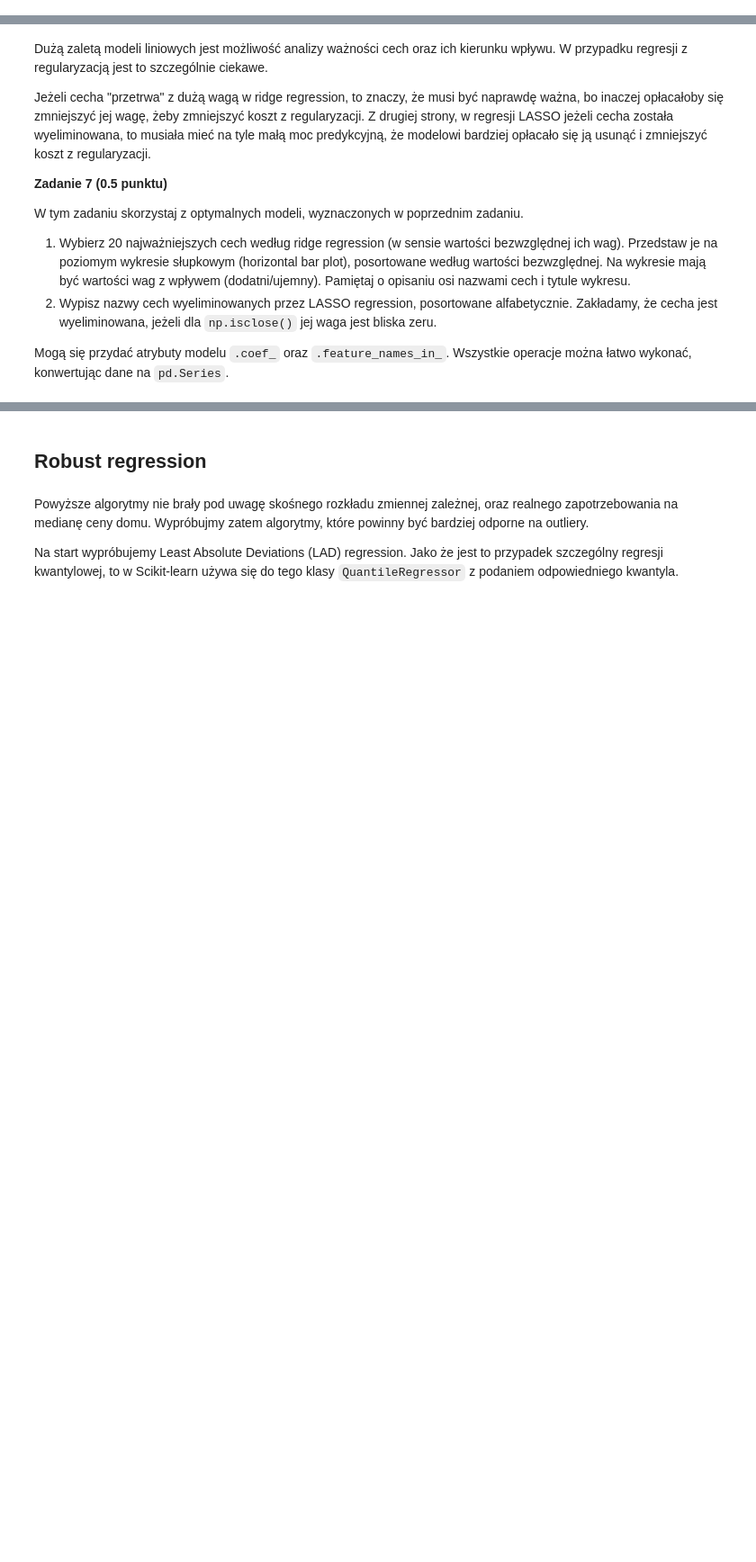
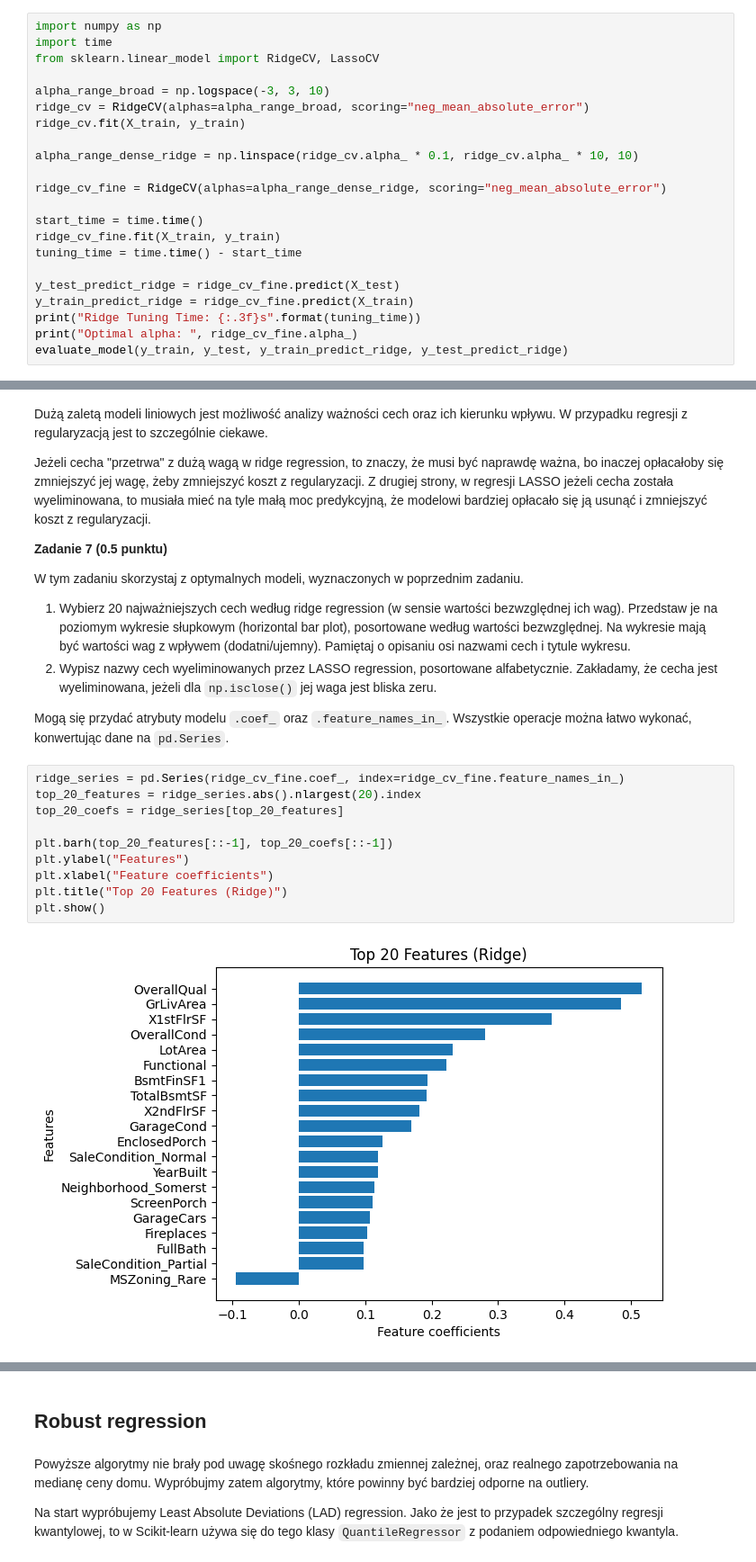
Before and after one commit to Wenszel/agh-machine-learning, a Jupyter notebook: lab1/notebook.ipynb, the cells around one changed output, grey strips where cells are left out. Shown: that part at 90% size. Drawn from its saved outputs; the diff is of its cells as text; blank space fills up the shorter version.

```diff
--- a/lab1/notebook.ipynb
+++ b/lab1/notebook.ipynb
@@ -565,3 +583,25 @@ Wytrenuj modele z regularyzacją L2 (ridge) oraz L1 (LASSO). Dobierz siłę regu
 Wypisz optymalne hiperparametry dla obu modeli, oraz ich metryki jakości.
 
 Przydadzą się `np.linspace()`, `RidgeCV` oraz `LassoCV`.
+# %%
+import numpy as np
+import time
+from sklearn.linear_model import RidgeCV, LassoCV
+
+alpha_range_broad = np.logspace(-3, 3, 10)
+ridge_cv = RidgeCV(alphas=alpha_range_broad, scoring="neg_mean_absolute_error")
+ridge_cv.fit(X_train, y_train)
+
+alpha_range_dense_ridge = np.linspace(ridge_cv.alpha_ * 0.1, ridge_cv.alpha_ * 10, 10)
+
+ridge_cv_fine = RidgeCV(alphas=alpha_range_dense_ridge, scoring="neg_mean_absolute_error")
+
+start_time = time.time()
+ridge_cv_fine.fit(X_train, y_train)
+tuning_time = time.time() - start_time
+
+y_test_predict_ridge = ridge_cv_fine.predict(X_test)
+y_train_predict_ridge = ridge_cv_fine.predict(X_train)
+print("Ridge Tuning Time: {:.3f}s".format(tuning_time))
+print("Optimal alpha: ", ridge_cv_fine.alpha_)
+evaluate_model(y_train, y_test, y_train_predict_ridge, y_test_predict_ridge)
@@ -578,3 +645,15 @@ W tym zadaniu skorzystaj z optymalnych modeli, wyznaczonych w poprzednim zadaniu
 2. Wypisz nazwy cech wyeliminowanych przez LASSO regression, posortowane alfabetycznie. Zakładamy, że cecha jest wyeliminowana, jeżeli dla `np.isclose()` jej waga jest bliska zeru.
 
 Mogą się przydać atrybuty modelu `.coef_` oraz `.feature_names_in_`. Wszystkie operacje można łatwo wykonać, konwertując dane na `pd.Series`.
+# %%
+ridge_series = pd.Series(ridge_cv_fine.coef_, index=ridge_cv_fine.feature_names_in_)
+top_20_features = ridge_series.abs().nlargest(20).index
+top_20_coefs = ridge_series[top_20_features]
+
+plt.barh(top_20_features[::-1], top_20_coefs[::-1])
+plt.ylabel("Features")
+plt.xlabel("Feature coefficients")
+plt.title("Top 20 Features (Ridge)")
+plt.show()
+# %% [output]
+[figure, added]
```
Also changed, not shown: parts of 33 cells of this notebook.
